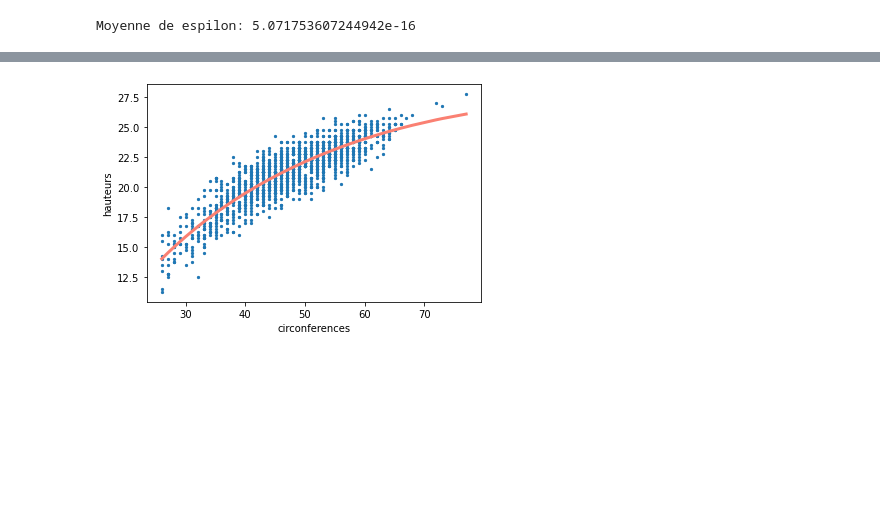
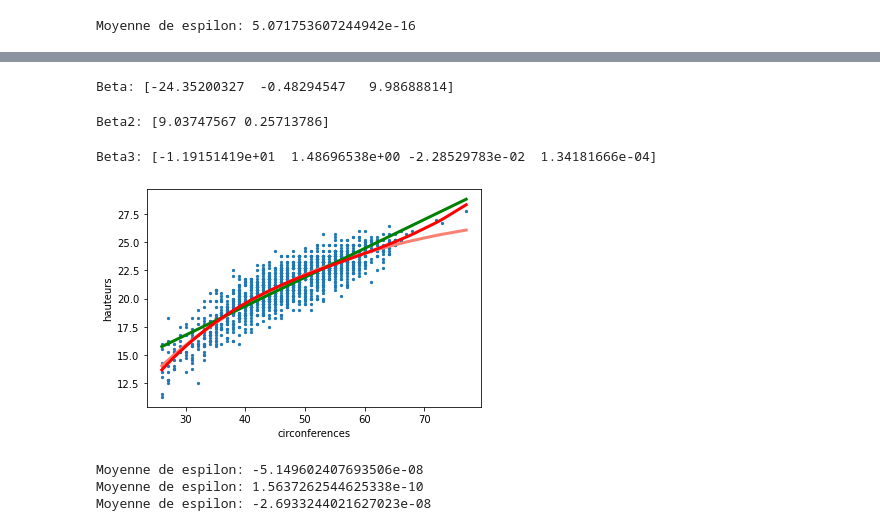
Before and after one commit to PAYRAULT/MPI, a Jupyter notebook: MEU359 - Stat/TP/TP_eucsliptus.ipynb, the cells around one changed output, grey strips where cells are left out. Saved outputs shown, nothing was run; the diff lists cells and outputs as text; code cells hidden in the pictures; blank space fills up the shorter version.

```diff
--- a/MEU359 - Stat/TP/TP_eucsliptus.ipynb
+++ b/MEU359 - Stat/TP/TP_eucsliptus.ipynb
@@ -57,6 +57,8 @@ file = open("Downloads/Eucalyptus.csv")
 csvreader = csv.reader(file)
 
 circs = np.empty([0,3], float)
+circs2 = np.empty([0,2], float)
+circs3 = np.empty([0,4], float)
 hauteurs = np.empty([0])
 
 
@@ -64,6 +66,9 @@ for row in csvreader:
     c = float(row[0])
     h = float(row[1])
     circs = np.append(circs,[(1.0,c,np.sqrt(c))],axis=0)
+#    circs = np.append(circs,[(1.0,c,c**2)],axis=0)
+    circs2 = np.append(circs2,[(1.0,c)],axis=0)
+    circs3 = np.append(circs3,[(1.0,c,c**2,c**3)],axis=0)
     hauteurs = np.append(hauteurs,h)
 
 file.close()
@@ -76,12 +75,55 @@ beta = np.matmul(A_inv,B)
-# %%
-# tri par hauteurs
-circs_sort = circs[circs[:, 1].argsort()]
-y = beta[0]+beta[1]*circs_sort[:,[1]]+beta[2]*circs_sort[:,[2]]
-
-plt.scatter(circs[:,[1]], hauteurs,s=5)
-plt.plot(circs_sort[:,[1]], y, color='salmon', linewidth=3)
-plt.xlabel("circonferences");
-plt.ylabel("hauteurs")
-plt.show()
-# %% [output]
-[figure, removed]
+# %%
+circsT = circs.transpose()
+A = np.matmul(circsT,circs)
+A_inv = np.linalg.inv(A)
+B = np.matmul(circsT,hauteurs)
+beta = np.matmul(A_inv,B)
+print(f"Beta: {beta}")
+# %% [output]
+Beta: [-24.35200327  -0.48294547   9.98688814]
+# %%
+circs2T = circs2.transpose()
+A2 = np.matmul(circs2T,circs2)
+A2_inv = np.linalg.inv(A2)
+B2 = np.matmul(circs2T,hauteurs)
+beta2 = np.matmul(A2_inv,B2)
+print(f"Beta2: {beta2}")
+# %% [output]
+Beta2: [9.03747567 0.25713786]
+# %%
+circs3T = circs3.transpose()
+A3 = np.matmul(circs3T,circs3)
+A3_inv = np.linalg.inv(A3)
+B3 = np.matmul(circs3T,hauteurs)
+beta3 = np.matmul(A3_inv,B3)
+print(f"Beta3: {beta3}")
+# %% [output]
+Beta3: [-1.19151419e+01  1.48696538e+00 -2.28529783e-02  1.34181666e-04]
+# %%
+# tri par hauteurs
+circs_sort = circs[circs[:, 1].argsort()]
+y = beta[0]+beta[1]*circs_sort[:,[1]]+beta[2]*circs_sort[:,[2]]
+circs2_sort = circs2[circs[:, 1].argsort()]
+y2 = beta2[0]+beta2[1]*circs2_sort[:,[1]]
+circs3_sort = circs3[circs[:, 1].argsort()]
+y3 = beta3[0]+beta3[1]*circs3_sort[:,[1]]+beta3[2]*circs3_sort[:,[2]]+beta3[3]*circs3_sort[:,[3]]
+
+plt.scatter(circs[:,[1]], hauteurs,s=5)
+plt.plot(circs_sort[:,[1]], y, color='salmon', linewidth=3)
+plt.plot(circs_sort[:,[1]], y2, color='green', linewidth=3)
+plt.plot(circs_sort[:,[1]], y3, color='red', linewidth=3)
+plt.xlabel("circonferences");
+plt.ylabel("hauteurs")
+plt.show()
+
+y_pas_trie = beta[0]+beta[1]*circs[:,[1]]+beta[2]*circs[:,[2]]
+print(f"Moyenne de espilon: {np.sum(y_pas_trie-hauteurs)/n}")
+y2_pas_trie = beta2[0]+beta2[1]*circs2[:,[1]]
+print(f"Moyenne de espilon: {np.sum(y2_pas_trie-hauteurs)/n}")
+y3_pas_trie = beta3[0]+beta3[1]*circs3[:,[1]]+beta3[2]*circs3[:,[2]]+beta3[3]*circs3[:,[3]]
+print(f"Moyenne de espilon: {np.sum(y3_pas_trie-hauteurs)/n}")
+# %% [output]
+[figure, added]
+Moyenne de espilon: -5.149602407693506e-08
+Moyenne de espilon: 1.5637262544625338e-10
+Moyenne de espilon: -2.6933244021627023e-08
```
Also changed, not shown: parts of 3 cells of this notebook, 2 other files.
